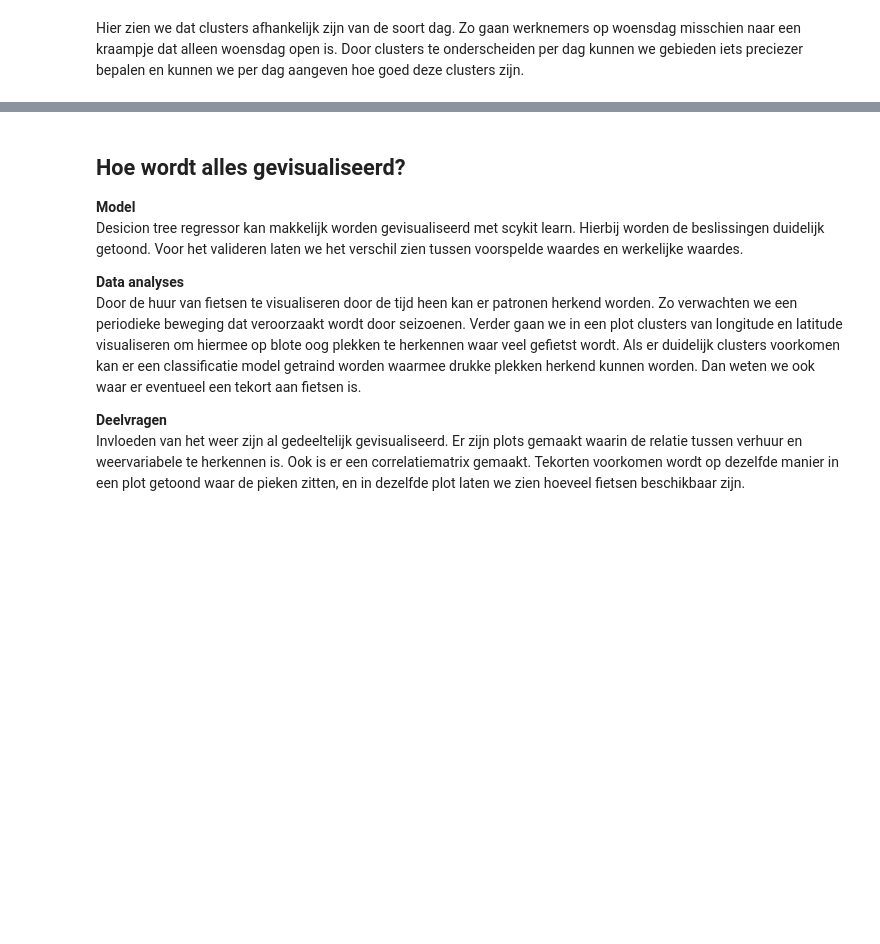
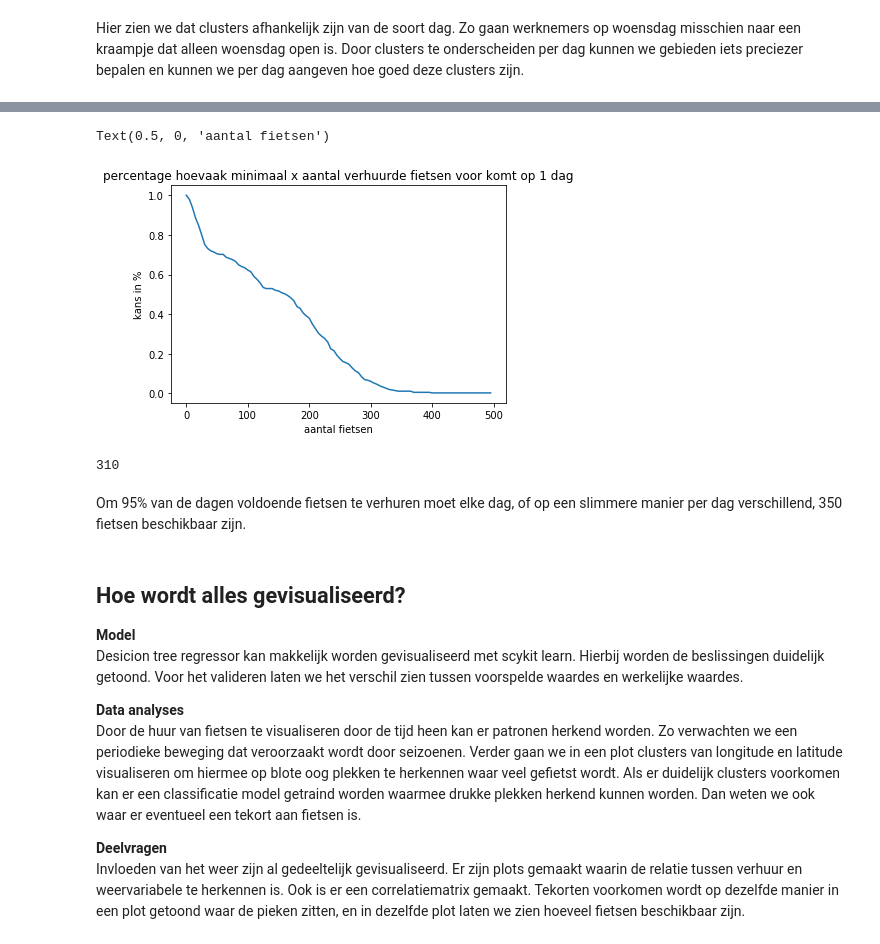
Before and after one commit to vlreinier/DIP, a Jupyter notebook: FlickBike.ipynb, the cells around one changed output, grey strips where cells are left out. Saved outputs shown, nothing was run; the diff lists cells and outputs as text; code cells hidden in the pictures; blank space fills up the shorter version.

```diff
--- a/FlickBike.ipynb
+++ b/FlickBike.ipynb
@@ -330,3 +351,24 @@ Daarnaast kan er ook naar hotspots gekeken worden. Als er een gemiddeld aantal g
+# %%
+aantal_dagen = []
+tot_len=len(df_bikes_per_day)
+for i in range(0,500,5):
+    aantal_dagen.append( len(df_bikes_per_day[df_bikes_per_day["tripid"]>i])/tot_len)
+plt.plot([i for i in range(0,500,5)],aantal_dagen)
+plt.title("percentage hoevaak minimaal x aantal verhuurde fietsen voor komt op 1 dag")
+plt.ylabel("kans in %")
+plt.xlabel("aantal fietsen")
+# %% [output]
+Text(0.5, 0, 'aantal fietsen')
+[figure, added]
+# %%
+for i,j in zip(aantal_dagen,[i for i in range(0,500,5)]):
+    if i<0.05:
+        print(j)
+        break
+# %% [output]
+310
+# %% [markdown]
+Om 95% van de dagen voldoende fietsen te verhuren moet elke dag, of op een slimmere manier per dag verschillend, 350 fietsen beschikbaar zijn.
 # %% [markdown]
 ## Hoe wordt alles gevisualiseerd?
 
```
Also changed, not shown: parts of 7 cells of this notebook, 1 other file.
